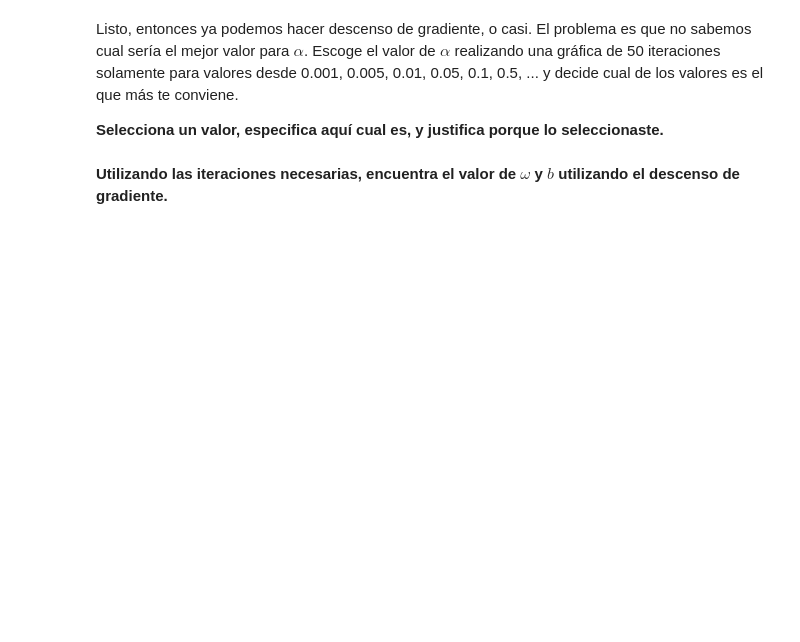
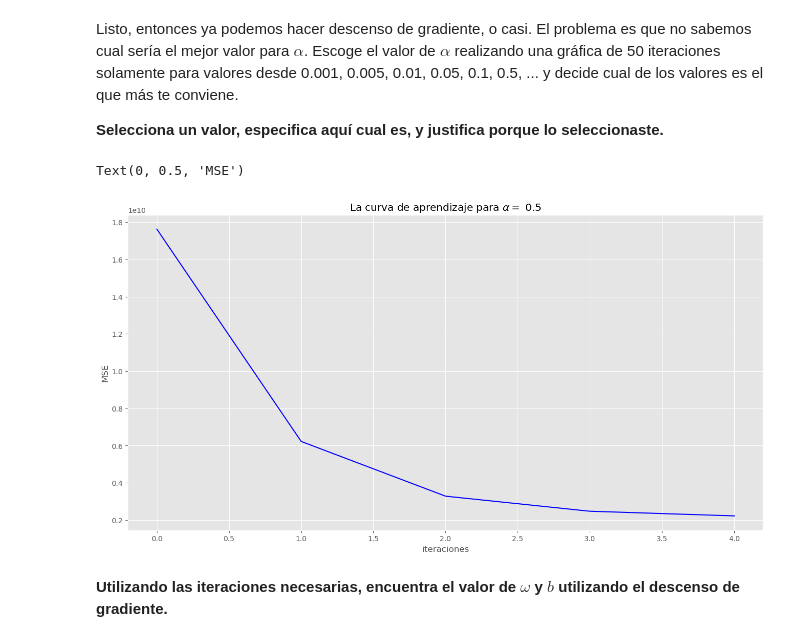
Before and after one commit to Javier033x/2-Aprendizaje-2026, a Jupyter notebook: reg_lineal.ipynb, the cells around one changed output. Drawn from its saved outputs; the diff is of its cells as text; code cells hidden in the pictures; blank space fills up the shorter version.

```diff
--- a/reg_lineal.ipynb
+++ b/reg_lineal.ipynb
@@ -336,20 +355,23 @@ Listo, entonces ya podemos hacer descenso de gradiente, o casi. El problema es q
 # %%
 medias, desviaciones = obtiene_medias_desviaciones(x)
 x_norm = normaliza(x, medias, desviaciones)
 
 w_ini = np.zeros((n,))
 b_ini = 0
 num_iters = 5
 
 #lpha = 0.0001  # Aqui es donde hay que hacer las pruebas
-alpha = 1
+alpha = 0.5 # Considero que el factor de 0.5 es el optimo ya que reduce rapidamente el error en menos pasos que el 0.1 por ejemplo
 
 _, _, mse_hist = descenso_gradiente_lotes(x_norm, y, w_ini, b_ini, alpha, num_iters)
 
 plt.plot(mse_hist, '-b')
 plt.title(r"La curva de aprendizaje para $\alpha =$ " + str(alpha))
 plt.xlabel('iteraciones')
 plt.ylabel('MSE')
+# %% [output]
+Text(0, 0.5, 'MSE')
+[figure, added]
 # %% [markdown]
 **Utilizando las iteraciones necesarias, encuentra el valor de $\omega$ y $b$ utilizando el descenso de gradiente.**
 # %%
```
Also changed, not shown: parts of 4 cells of this notebook.
